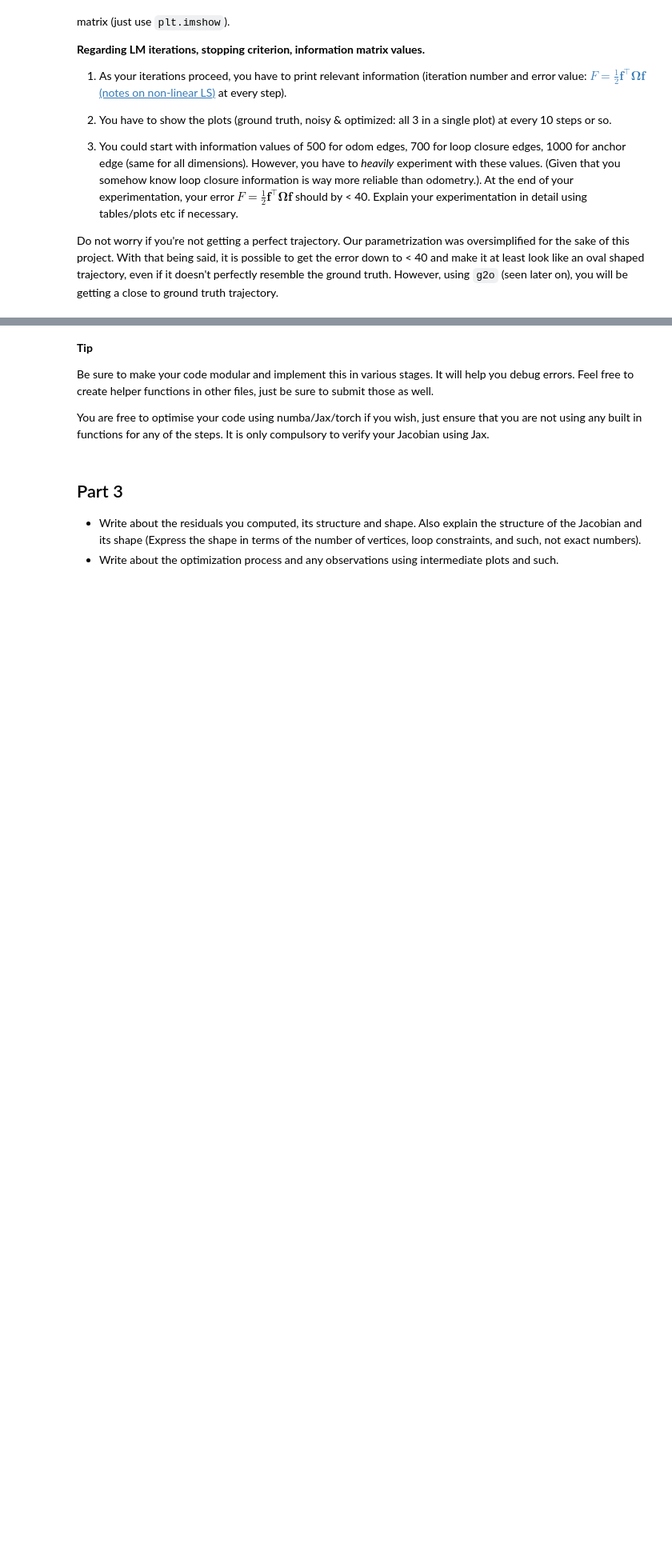
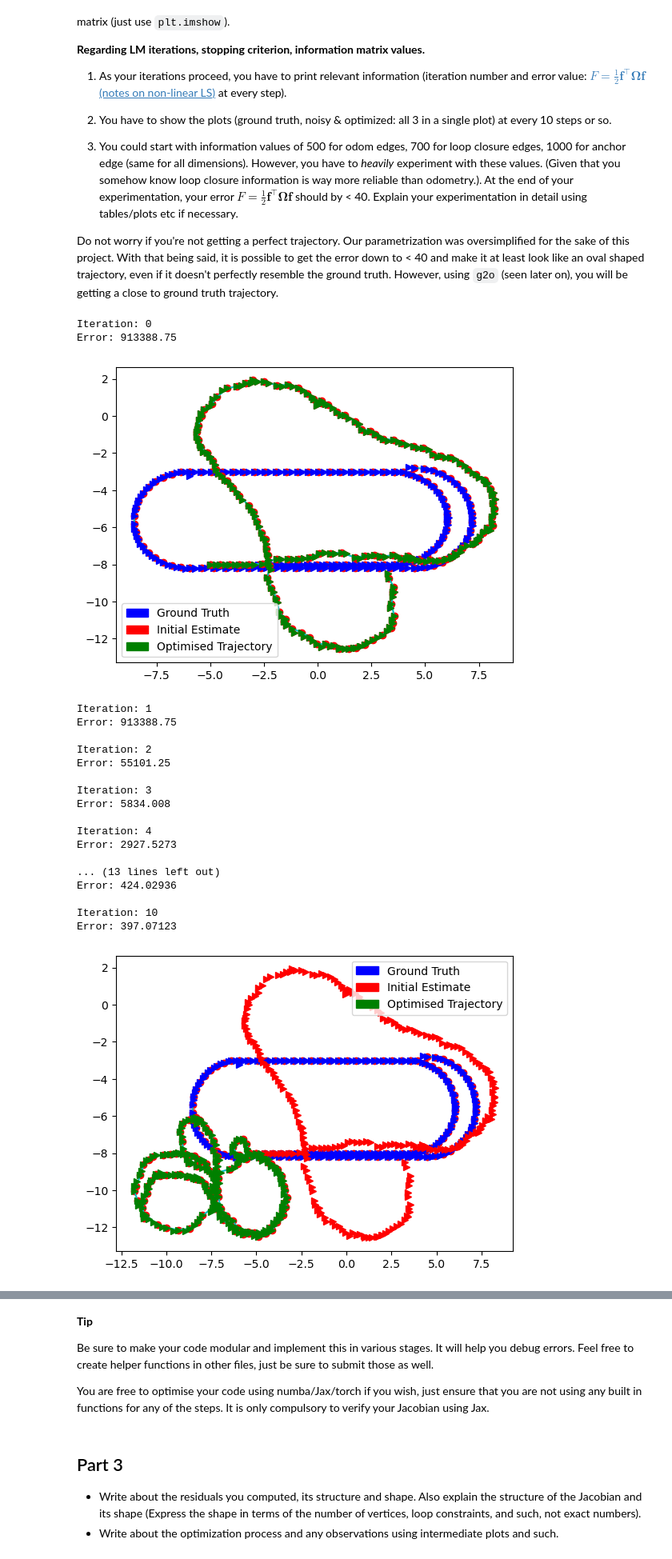
Before and after one commit to tusharc31/Mobile-Robotics, a Jupyter notebook: Project-1/questions/Question 2 - 2D SLAM.ipynb, the cells around one changed output, grey strips where cells are left out. Shown at 80% size. Cells and saved outputs as stored; diff of their text form; code cells hidden in the pictures; blank space fills up the shorter version.

```diff
--- a/Project-1/questions/Question 2 - 2D SLAM.ipynb
+++ b/Project-1/questions/Question 2 - 2D SLAM.ipynb
@@ -141,3 +141,18 @@ Ground truth:
+# %%
+with open('edges-poses.g2o', 'w') as f:
+    for i in range(poses.shape[0]):
+        ind = i
+        x = poses[i][0]
+        y = poses[i][1]
+        theta = poses[i][2]
+        ln = "VERTEX_SE2 " + str(ind) + " " + str(x) + " " + str(y) + " " + str(theta)
+        f.write("%s\n" % ln)
+
+    for line in open('../data/edges.txt'):
+        if "VERTEX_SE2" not in line:
+            f.write("%s" % line)
+
+f.close()
 # %% [markdown]
 ## Part 2
 
@@ -156,0 +336,35 @@ Do not worry if you're not getting a perfect trajectory. Our parametrization was
+# %%
+odo_certainity = 100
+loop_certainity = 1000
+start_certainity = 2000
+max_itr = 100
+
+poses_history, errors_history = optimise_lm(poses,
+                                            edges,
+                                            poses[0, :],
+                                            max_itr,
+                                            odo_certainity,
+                                            loop_certainity,
+                                            start_certainity)
+# %% [output]
+Iteration: 0
+Error: 913388.75
+[figure, added]
+Iteration: 1
+Error: 913388.75
+
+Iteration: 2
+Error: 55101.25
+
+Iteration: 3
+Error: 5834.008
+
+Iteration: 4
+Error: 2927.5273
+
+... (13 lines left out)
+Error: 424.02936
+
+Iteration: 10
+Error: 397.07123
+[figure, added]
```
Also changed, not shown: parts of 9 cells of this notebook, 2 other files.
